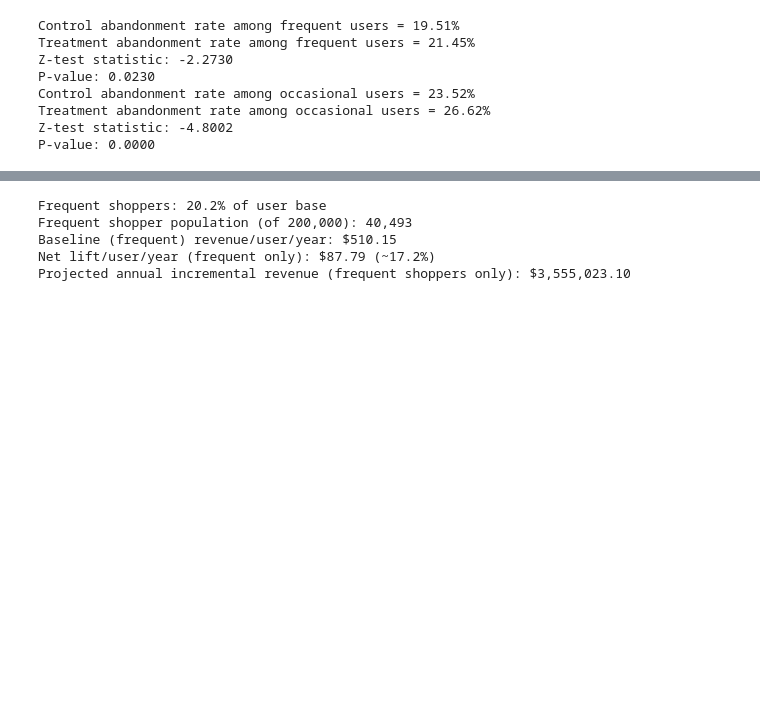
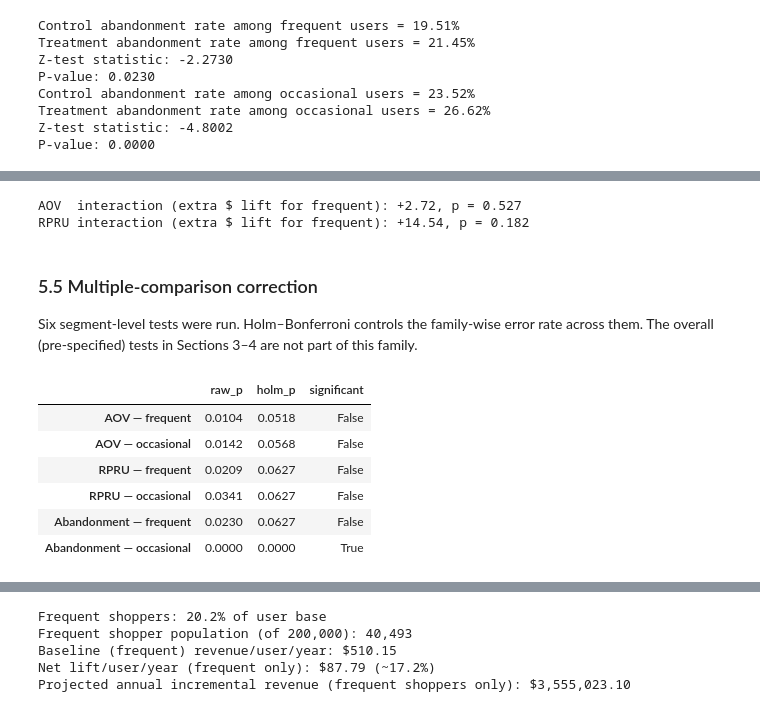
Before and after one commit to danieligbokwe/personalized-checkout-ab-test, a Jupyter notebook: notebooks/analysis.ipynb, the cells around one changed output, grey strips where cells are left out. Cells and saved outputs as stored; diff of their text form; code cells hidden in the pictures; blank space fills up the shorter version.

```diff
--- a/notebooks/analysis.ipynb
+++ b/notebooks/analysis.ipynb
@@ -380,0 +464,43 @@ P-value: 0.0000
+# %%
+orders['treated'] = (orders['variant'] == 'treatment').astype(int)
+orders['frequent'] = (orders['segment'] == 'frequent').astype(int)
+rpr_users = rpr_users.assign(treated=(rpr_users['variant'] == 'treatment').astype(int),
+                             frequent=(rpr_users['segment'] == 'frequent').astype(int))
+
+aov_int = sm.OLS.from_formula('order_amount ~ treated * frequent', orders).fit(cov_type='HC1')
+rpru_int = sm.OLS.from_formula('total_spend ~ treated * frequent', rpr_users).fit(cov_type='HC1')
+
+print(f"AOV  interaction (extra $ lift for frequent): {aov_int.params['treated:frequent']:+.2f}, p = {aov_int.pvalues['treated:frequent']:.3f}")
+print(f"RPRU interaction (extra $ lift for frequent): {rpru_int.params['treated:frequent']:+.2f}, p = {rpru_int.pvalues['treated:frequent']:.3f}")
+# Neither interaction is significant: the carousel lifts spend in BOTH segments, but the data
+# does not show it lifts spend MORE for frequent shoppers. The segment gap is directional only.
+# %% [output]
+AOV  interaction (extra $ lift for frequent): +2.72, p = 0.527
+RPRU interaction (extra $ lift for frequent): +14.54, p = 0.182
+# %% [markdown]
+### 5.5 Multiple-comparison correction
+Six segment-level tests were run. Holm–Bonferroni controls the family-wise error rate
+across them. The overall (pre-specified) tests in Sections 3–4 are not part of this family.
+# %%
+segment_tests = {
+    'AOV — frequent':          ttest_ind(freq_control_amounts, freq_treatment_amounts, equal_var=False).pvalue,
+    'AOV — occasional':        ttest_ind(occ_control_amounts, occ_treatment_amounts, equal_var=False).pvalue,
+    'RPRU — frequent':         ttest_ind(freq_control_spend, freq_treatment_spend, equal_var=False).pvalue,
+    'RPRU — occasional':       ttest_ind(occ_control_spend, occ_treatment_spend, equal_var=False).pvalue,
+    'Abandonment — frequent':  proportions_ztest(count=freq_abandonments, nobs=freq_sessions)[1],
+    'Abandonment — occasional': proportions_ztest(count=occ_abandonments, nobs=occ_sessions)[1],
+}
+reject, p_holm, _, _ = multipletests(list(segment_tests.values()), alpha=0.05, method='holm')
+holm = pd.DataFrame({'raw_p': segment_tests.values(), 'holm_p': p_holm, 'significant': reject},
+                    index=segment_tests.keys())
+holm.round(4)
+# After correction, only the occasional-shopper abandonment increase remains significant.
+# Segment-level spend lifts should be treated as exploratory, not confirmed.
+# %% [output]
+|  | raw_p | holm_p | significant |
+| AOV — frequent | 0.0104 | 0.0518 | False |
+| AOV — occasional | 0.0142 | 0.0568 | False |
+| RPRU — frequent | 0.0209 | 0.0627 | False |
+| RPRU — occasional | 0.0341 | 0.0627 | False |
+| Abandonment — frequent | 0.0230 | 0.0627 | False |
+| Abandonment — occasional | 0.0000 | 0.0000 | True |
```
Also changed, not shown: parts of 30 cells of this notebook, 7 other files.
